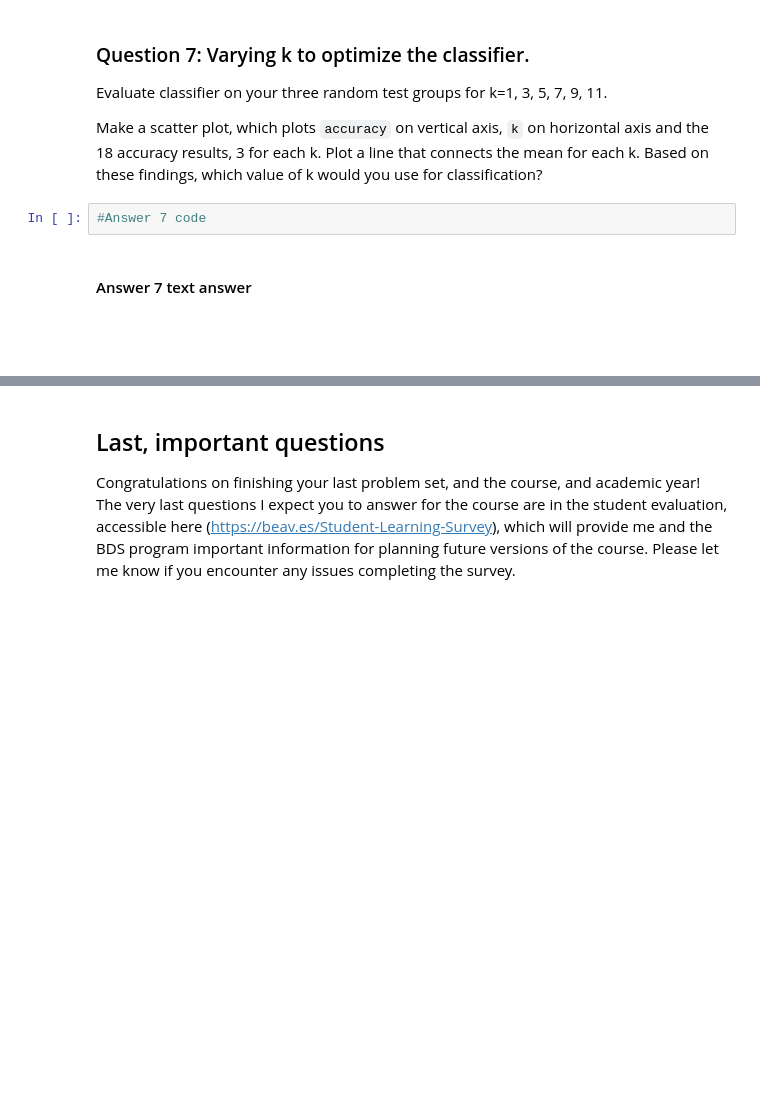
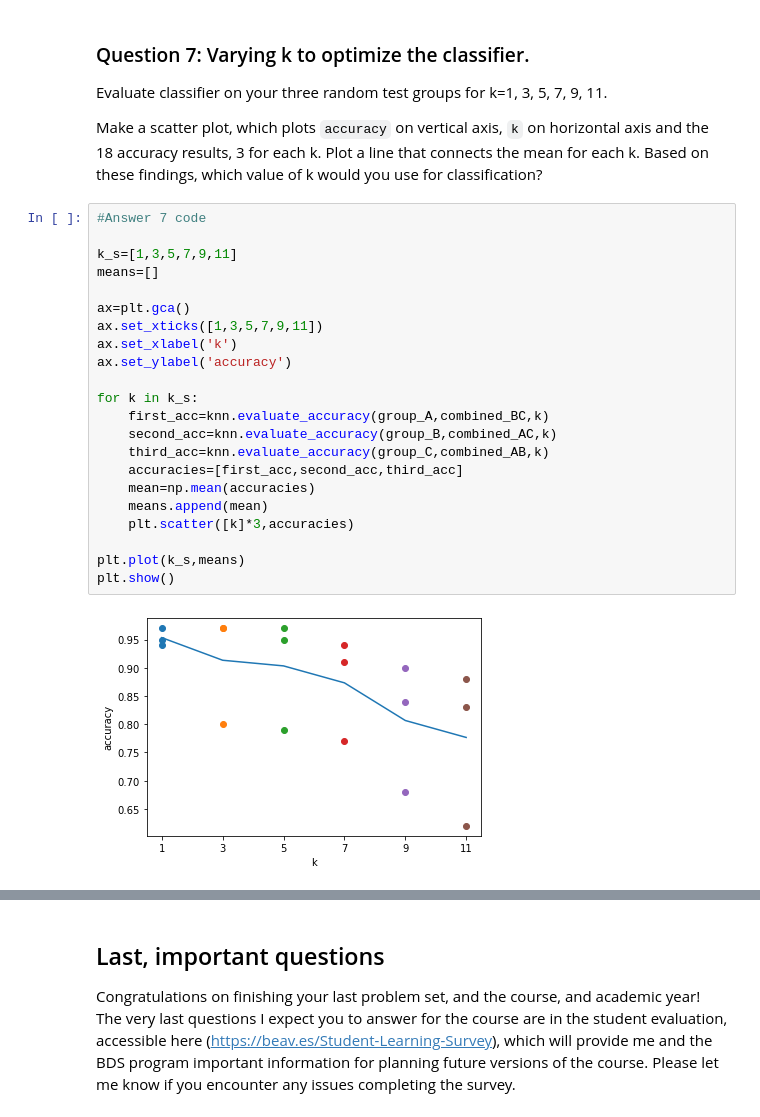
Before and after one commit to sophiebaur/bds311_hw09, a Jupyter notebook: hw09_baur.ipynb, the cells around one changed output, grey strips where cells are left out. Saved outputs shown, nothing was run; the diff lists cells and outputs as text; blank space fills up the shorter version.

```diff
--- a/hw09_baur.ipynb
+++ b/hw09_baur.ipynb
@@ -338,8 +338,27 @@ print(third_scenario)
 Evaluate classifier on your three random test groups for k=1, 3, 5, 7, 9, 11.
 
 Make a scatter plot, which plots `accuracy` on vertical axis, `k` on horizontal axis and the 18 accuracy results, 3 for each k. Plot a line that connects the mean for each k.  Based on these findings, which value of k would you use for classification?
-# %%
-#Answer 7 code
-# %% [markdown]
-#### Answer 7 text answer
-<br><br>
+# %%
+#Answer 7 code
+
+k_s=[1,3,5,7,9,11]
+means=[]
+
+ax=plt.gca()
+ax.set_xticks([1,3,5,7,9,11])
+ax.set_xlabel('k')
+ax.set_ylabel('accuracy')
+
+for k in k_s:
+    first_acc=knn.evaluate_accuracy(group_A,combined_BC,k)
+    second_acc=knn.evaluate_accuracy(group_B,combined_AC,k)
+    third_acc=knn.evaluate_accuracy(group_C,combined_AB,k)
+    accuracies=[first_acc,second_acc,third_acc]
+    mean=np.mean(accuracies)
+    means.append(mean)
+    plt.scatter([k]*3,accuracies)
+
+plt.plot(k_s,means)
+plt.show()
+# %% [output]
+[figure, added]
```
Also changed, not shown: parts of 4 cells of this notebook, 1 other file.
